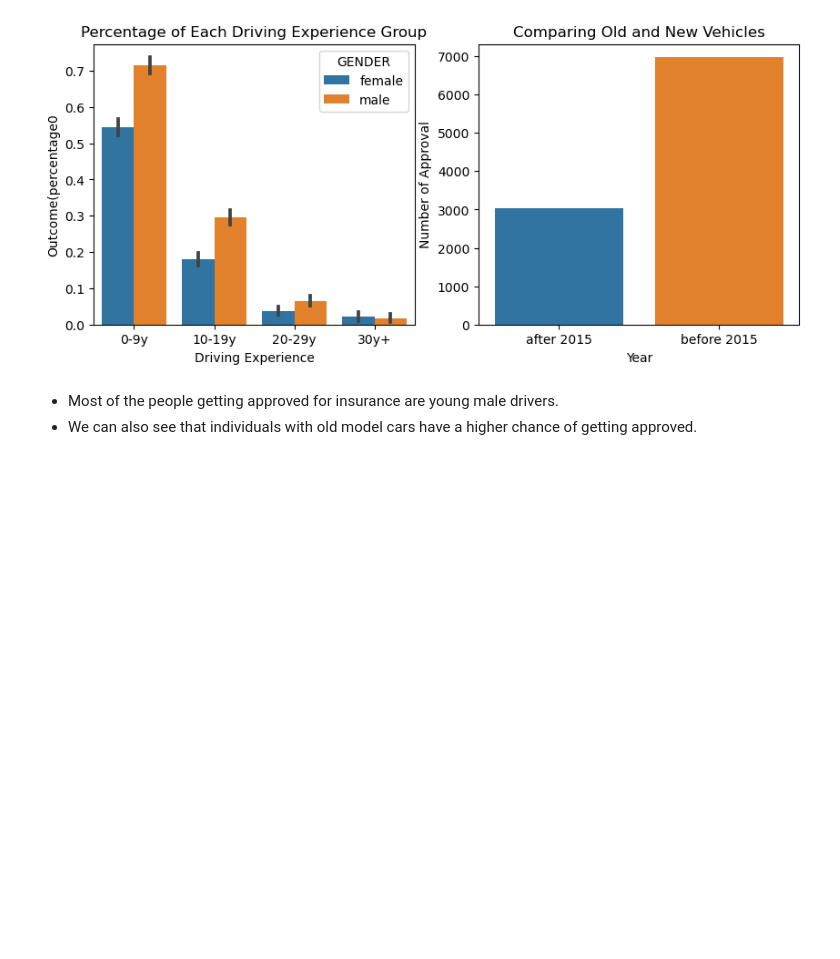
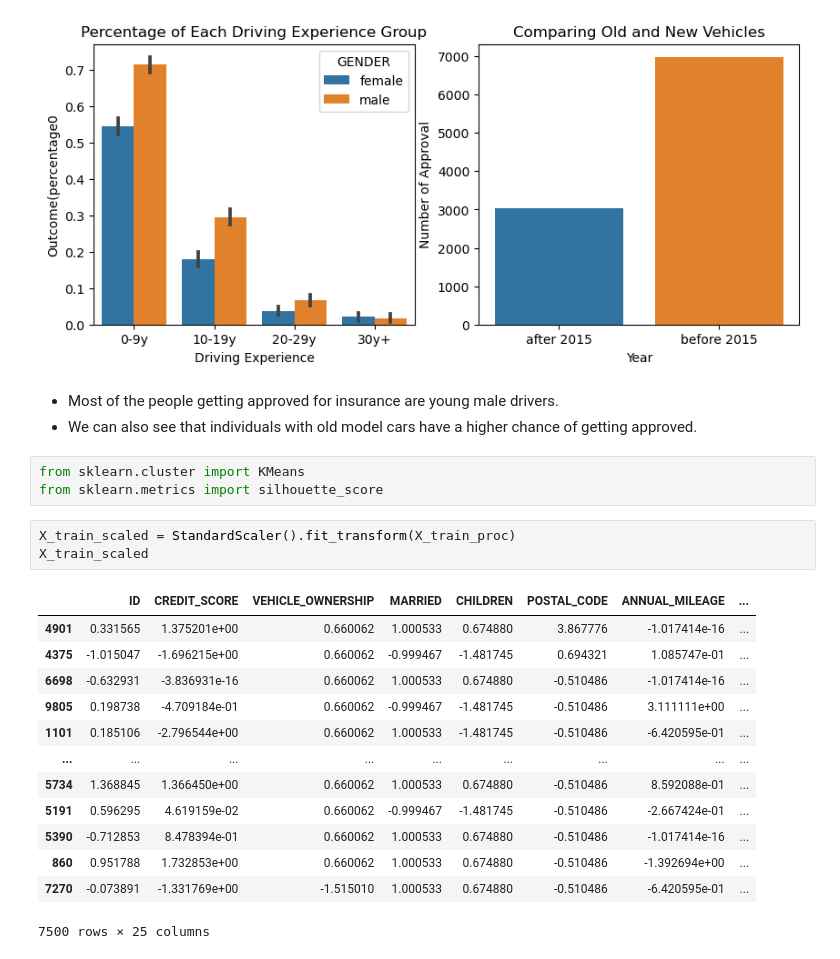
Before and after one commit to carlolopez03/Car-Insurance-Data, a Jupyter notebook: Car Insurance ML.ipynb, the cells around one changed output. Drawn from its saved outputs; the diff is of its cells as text; blank space fills up the shorter version.

```diff
--- a/Car Insurance ML.ipynb
+++ b/Car Insurance ML.ipynb
@@ -369,3 +369,23 @@ axes[1].set_xlabel("Year");
 # %% [markdown]
 - Most of the people getting approved for insurance are young male drivers.
 - We can also see that individuals with old model cars have a higher chance of getting approved.
+# %%
+from sklearn.cluster import KMeans
+from sklearn.metrics import silhouette_score
+# %%
+X_train_scaled = StandardScaler().fit_transform(X_train_proc)
+X_train_scaled
+# %% [output]
+|  | ID | CREDIT_SCORE | VEHICLE_OWNERSHIP | MARRIED | CHILDREN | POSTAL_CODE | ANNUAL_MILEAGE | ... |
+| 4901 | 0.331565 | 1.375201e+00 | 0.660062 | 1.000533 | 0.674880 | 3.867776 | -1.017414e-16 | ... |
+| 4375 | -1.015047 | -1.696215e+00 | 0.660062 | -0.999467 | -1.481745 | 0.694321 | 1.085747e-01 | ... |
+| 6698 | -0.632931 | -3.836931e-16 | 0.660062 | 1.000533 | 0.674880 | -0.510486 | -1.017414e-16 | ... |
+| 9805 | 0.198738 | -4.709184e-01 | 0.660062 | -0.999467 | -1.481745 | -0.510486 | 3.111111e+00 | ... |
+| 1101 | 0.185106 | -2.796544e+00 | 0.660062 | 1.000533 | -1.481745 | -0.510486 | -6.420595e-01 | ... |
+| ... | ... | ... | ... | ... | ... | ... | ... | ... |
+| 5734 | 1.368845 | 1.366450e+00 | 0.660062 | 1.000533 | 0.674880 | -0.510486 | 8.592088e-01 | ... |
+| 5191 | 0.596295 | 4.619159e-02 | 0.660062 | -0.999467 | -1.481745 | -0.510486 | -2.667424e-01 | ... |
+| 5390 | -0.712853 | 8.478394e-01 | 0.660062 | 1.000533 | 0.674880 | -0.510486 | -1.017414e-16 | ... |
+| 860 | 0.951788 | 1.732853e+00 | 0.660062 | 1.000533 | 0.674880 | -0.510486 | -1.392694e+00 | ... |
+| 7270 | -0.073891 | -1.331769e+00 | -1.515010 | 1.000533 | 0.674880 | -0.510486 | -6.420595e-01 | ... |
+7500 rows × 25 columns
```
Also changed, not shown: parts of 8 cells of this notebook.
